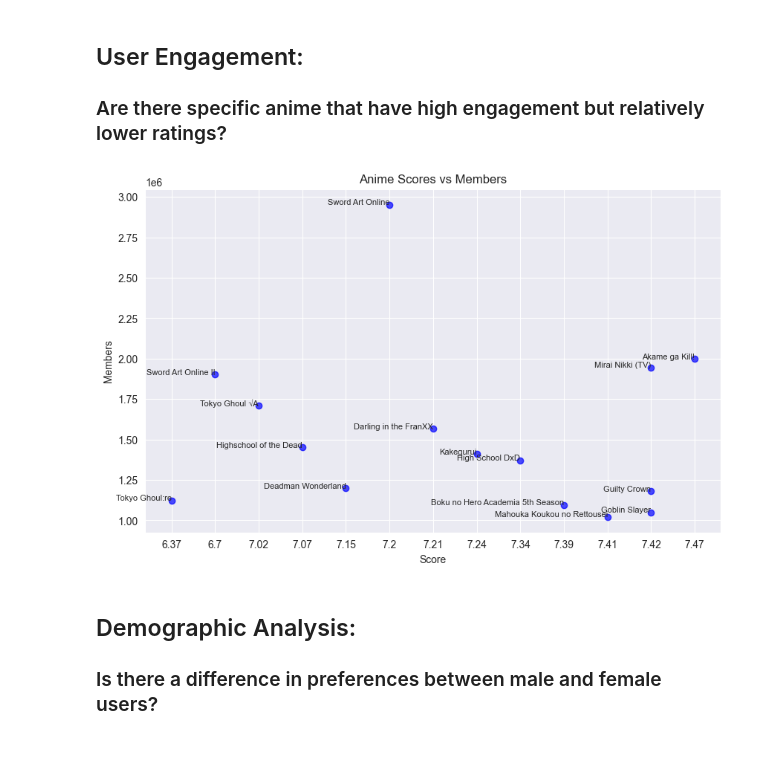
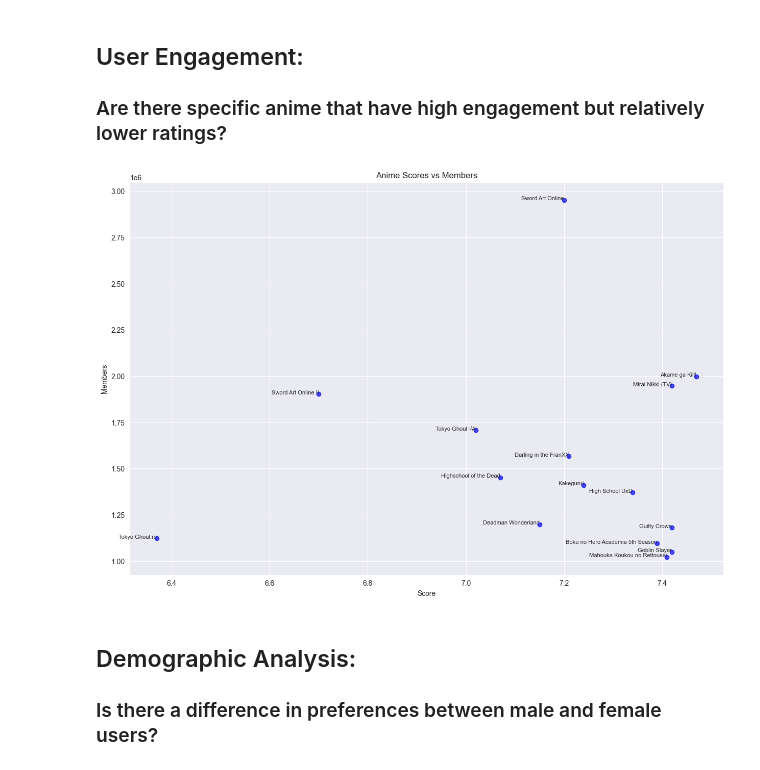
Before and after one commit to Tavo17s/anime_data_analysis, a Jupyter notebook: data_analysis.ipynb, the cells around one changed output. Cells and saved outputs as stored; diff of their text form; code cells hidden in the pictures.

```diff
--- a/data_analysis.ipynb
+++ b/data_analysis.ipynb
@@ -166,20 +316,23 @@ user_anime_gender = user_anime_id.merge(users_details, on='user_id', how='left')
+# %%
+final_anime_dataset_df['rank'] = pd.to_numeric(final_anime_dataset_df['rank'], downcast='unsigned')
+# %%
+final_anime_dataset_df['gender'] = final_anime_dataset_df['gender'].apply(lambda x: 'Other' if (x != 'Male' and x != 'Female') else x)
 # %%
 anime_id_values = {}
-for _, grouped in user_anime_gender.groupby('anime_id'):
-    gender_count = grouped['Gender'].value_counts()
+for _, grouped in final_anime_dataset_df.groupby('anime_id'):
+    gender_count = grouped['gender'].value_counts()
     id_ = grouped['anime_id'].values[0]
     male = gender_count['Male'] if 'Male' in gender_count else 0
     female = gender_count['Female'] if 'Female' in gender_count else 0
     other = gender_count['Other'] if 'Other' in gender_count else 0
-    non_binary = gender_count['Non-Binary'] if 'Non-Binary' in gender_count else 0
-    anime_id_values[id_] = [male, female, other, non_binary]
+    anime_id_values[id_] = [male, female, other]
 # %%
 mask_genres_list = []
 for genre in unique_genres:
     mask = anime_genres_score[genre] != 0.0
     mask_genres_list.append(anime_genres_score[mask]['anime_id'].values)
 # %%
-gender_genre = pd.DataFrame(0, index=unique_genres, columns=['Male', 'Female', 'Other', 'Non-Binary'])
+gender_genre = pd.DataFrame(0, index=unique_genres, columns=['Male', 'Female', 'Other'])
 # %%
 for i, mask in enumerate(mask_genres_list):
     matching_values = [anime_id_values[index] for index in mask if index in anime_id_values]
@@ -404,19 +550,19 @@ members_ratings = members_ratings[members_ratings['Members'] > 1000000].head(15)
 # %%
 members_ratings.reset_index(drop=True, inplace=True)
 # %%
-plt.figure(figsize=(10, 6))
+plt.figure(figsize=(15, 10))
 plt.scatter(members_ratings['Score'], members_ratings['Members'], color='blue', alpha=0.7)
 
 for i, txt in enumerate(members_ratings['Name']):
     plt.text(members_ratings['Score'][i], members_ratings['Members'][i], txt, fontsize=8, ha='right')
 
 plt.title('Anime Scores vs Members')
 plt.xlabel('Score')
 plt.ylabel('Members')
 plt.grid(True)
 plt.show()
 # %% [output]
-[figure, old version]
+[figure, new version]
 # %% [markdown]
 ## Demographic Analysis:
 ### Is there a difference in preferences between male and female users?
```
Also changed, not shown: parts of 69 cells of this notebook, 1 other file.
